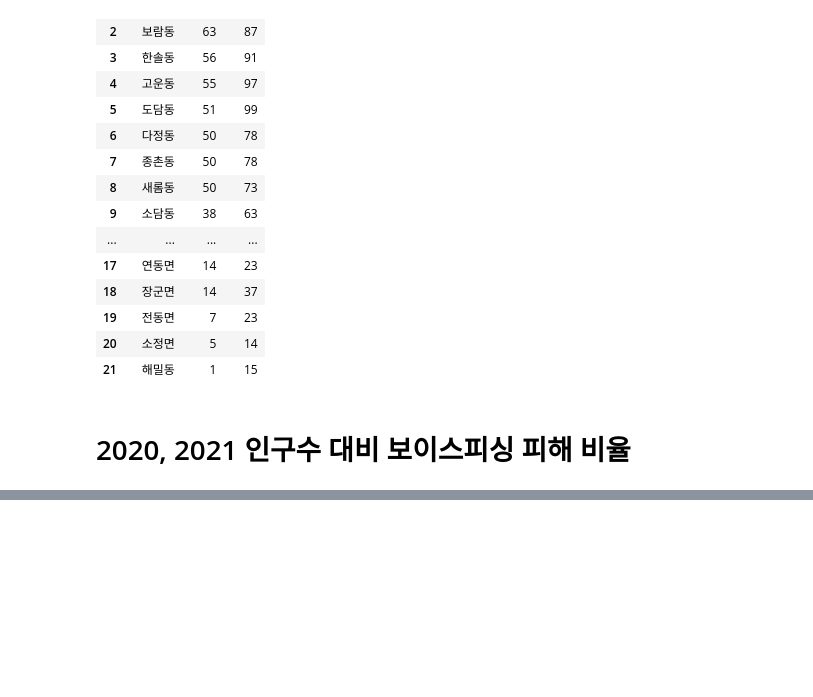
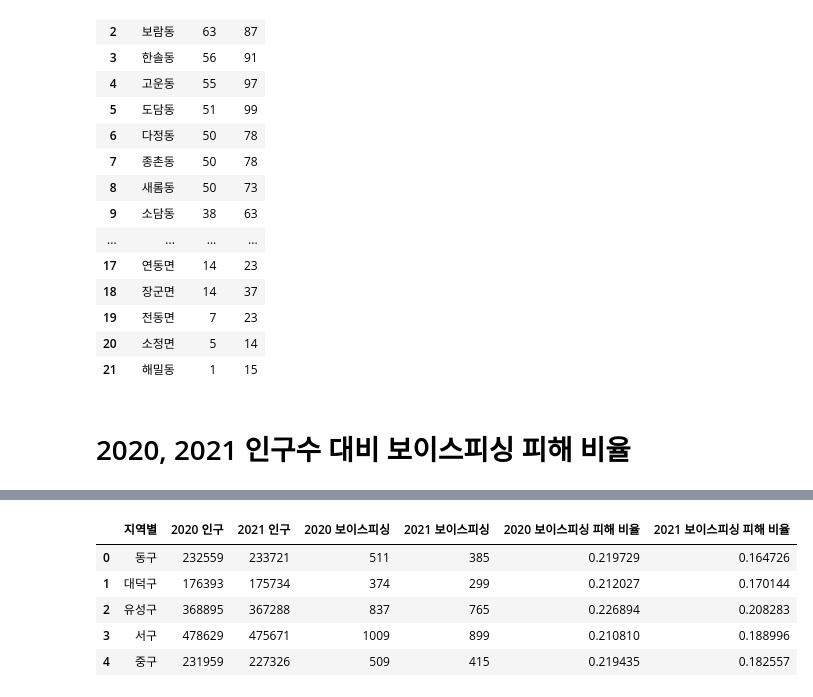
Before and after one commit to slee-02/1986-policing-data, a Jupyter notebook: data_analysis.ipynb, the cells around one changed output, grey strips where cells are left out. Cells and saved outputs as stored; diff of their text form; code cells hidden in the pictures; blank space fills up the shorter version.

```diff
--- a/data_analysis.ipynb
+++ b/data_analysis.ipynb
@@ -232,0 +259,12 @@ df_vp_sejong.columns = ['지역별', '2020 보이스피싱', '2021 보이스피
+# %%
+df_dj['2020 보이스피싱 피해 비율'] = df_dj['2020 보이스피싱']/df_dj['2020 인구']*100
+df_dj['2021 보이스피싱 피해 비율'] = df_dj['2021 보이스피싱']/df_dj['2021 인구']*100
+
+df_dj
+# %% [output]
+|  | 지역별 | 2020 인구 | 2021 인구 | 2020 보이스피싱 | 2021 보이스피싱 | 2020 보이스피싱 피해 비율 | 2021 보이스피싱 피해 비율 |
+| 0 | 동구 | 232559 | 233721 | 511 | 385 | 0.219729 | 0.164726 |
+| 1 | 대덕구 | 176393 | 175734 | 374 | 299 | 0.212027 | 0.170144 |
+| 2 | 유성구 | 368895 | 367288 | 837 | 765 | 0.226894 | 0.208283 |
+| 3 | 서구 | 478629 | 475671 | 1009 | 899 | 0.210810 | 0.188996 |
+| 4 | 중구 | 231959 | 227326 | 509 | 415 | 0.219435 | 0.182557 |
```
Also changed, not shown: parts of 30 cells of this notebook, 9 other files.
